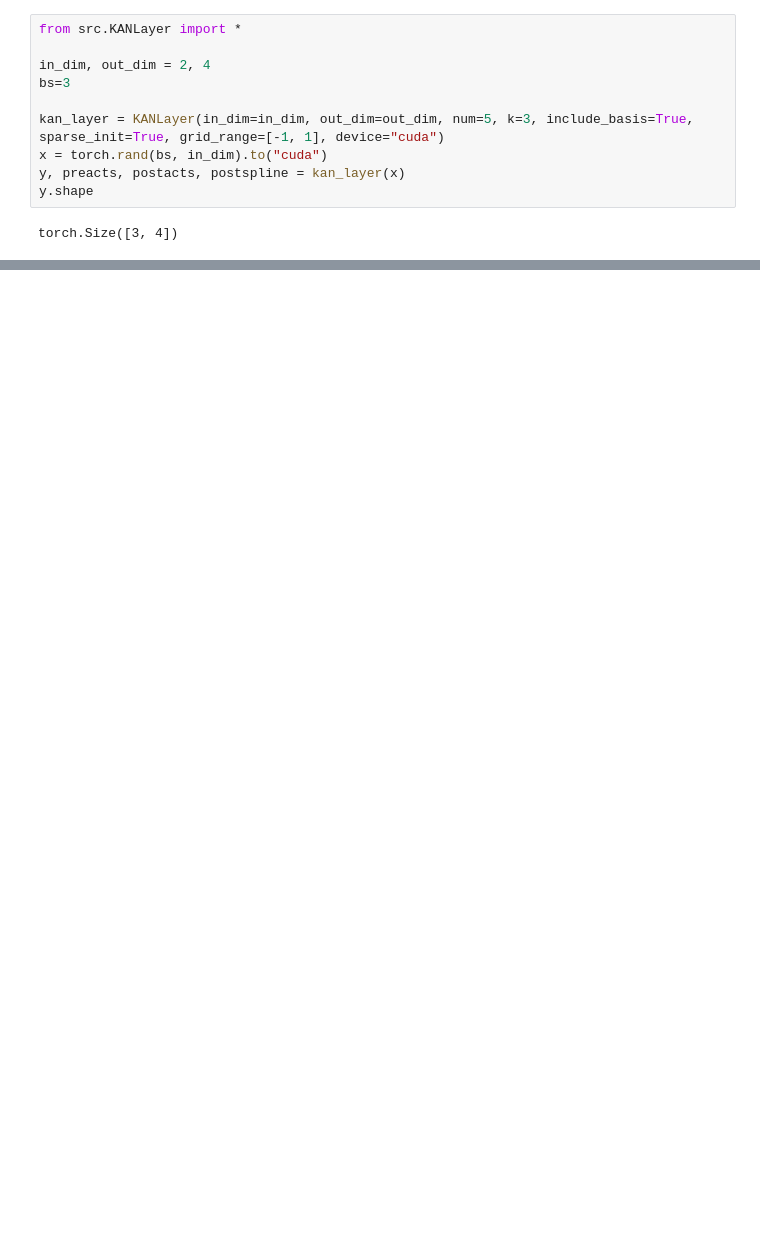
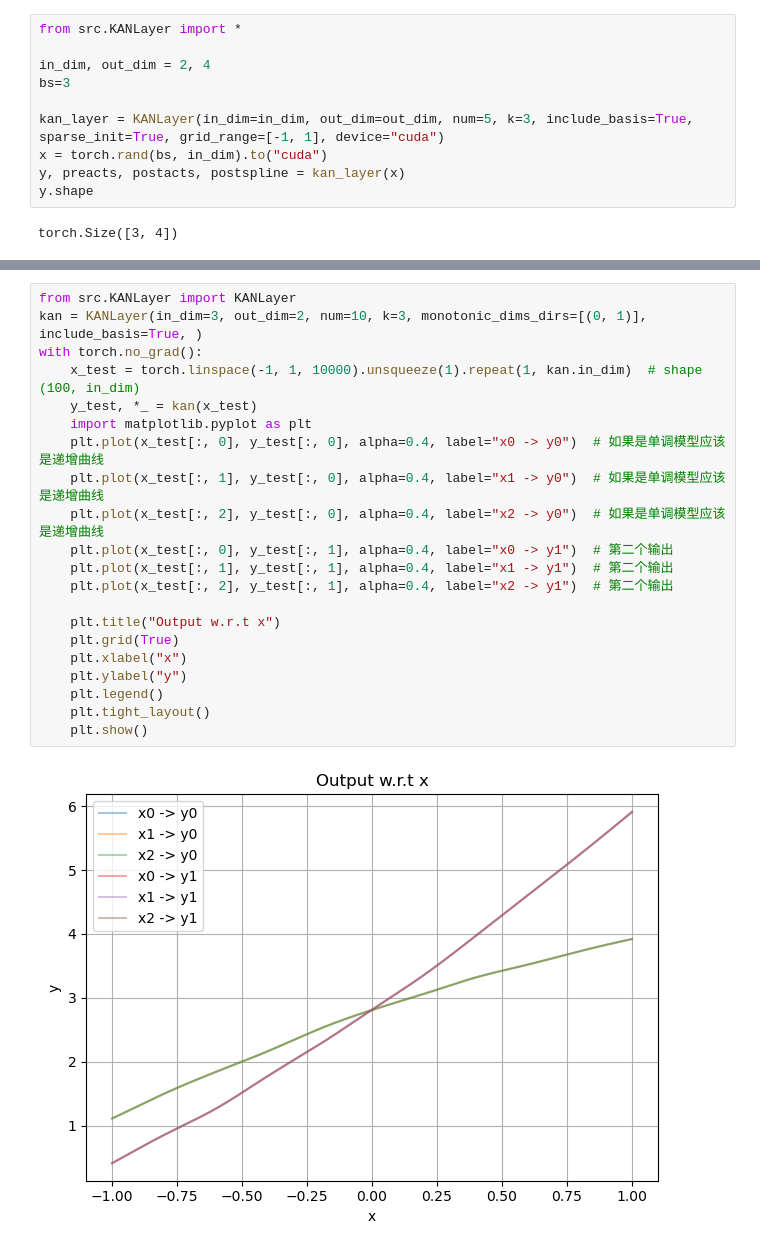
Before and after one commit to sunnysun711/MonoKAN, a Jupyter notebook: Notebooks/MyTests.ipynb, the cells around one changed output, grey strips where cells are left out. Saved outputs shown, nothing was run; the diff lists cells and outputs as text; blank space fills up the shorter version.

Commit message:
feat/wip: enforce monotonicity in KANLayer via softplus and basis masking; [effectiveness needs further tuning]

```diff
--- a/Notebooks/MyTests.ipynb
+++ b/Notebooks/MyTests.ipynb
@@ -359,0 +358,23 @@ output tensor([[ 0.0592, -0.0182, -0.1242, -0.3608],
+# %%
+from src.KANLayer import KANLayer
+kan = KANLayer(in_dim=3, out_dim=2, num=10, k=3, monotonic_dims_dirs=[(0, 1)], include_basis=True, )
+with torch.no_grad():
+    x_test = torch.linspace(-1, 1, 10000).unsqueeze(1).repeat(1, kan.in_dim)  # shape (100, in_dim)
+    y_test, *_ = kan(x_test)
+    import matplotlib.pyplot as plt
+    plt.plot(x_test[:, 0], y_test[:, 0], alpha=0.4, label="x0 -> y0")  # 如果是单调模型应该是递增曲线
+    plt.plot(x_test[:, 1], y_test[:, 0], alpha=0.4, label="x1 -> y0")  # 如果是单调模型应该是递增曲线
+    plt.plot(x_test[:, 2], y_test[:, 0], alpha=0.4, label="x2 -> y0")  # 如果是单调模型应该是递增曲线
+    plt.plot(x_test[:, 0], y_test[:, 1], alpha=0.4, label="x0 -> y1")  # 第二个输出
+    plt.plot(x_test[:, 1], y_test[:, 1], alpha=0.4, label="x1 -> y1")  # 第二个输出
+    plt.plot(x_test[:, 2], y_test[:, 1], alpha=0.4, label="x2 -> y1")  # 第二个输出
+
+    plt.title("Output w.r.t x")
+    plt.grid(True)
+    plt.xlabel("x")
+    plt.ylabel("y")
+    plt.legend()
+    plt.tight_layout()
+    plt.show()
+# %% [output]
+[figure, added]
```
Also changed, not shown: parts of 4 cells of this notebook, 2 other files.
